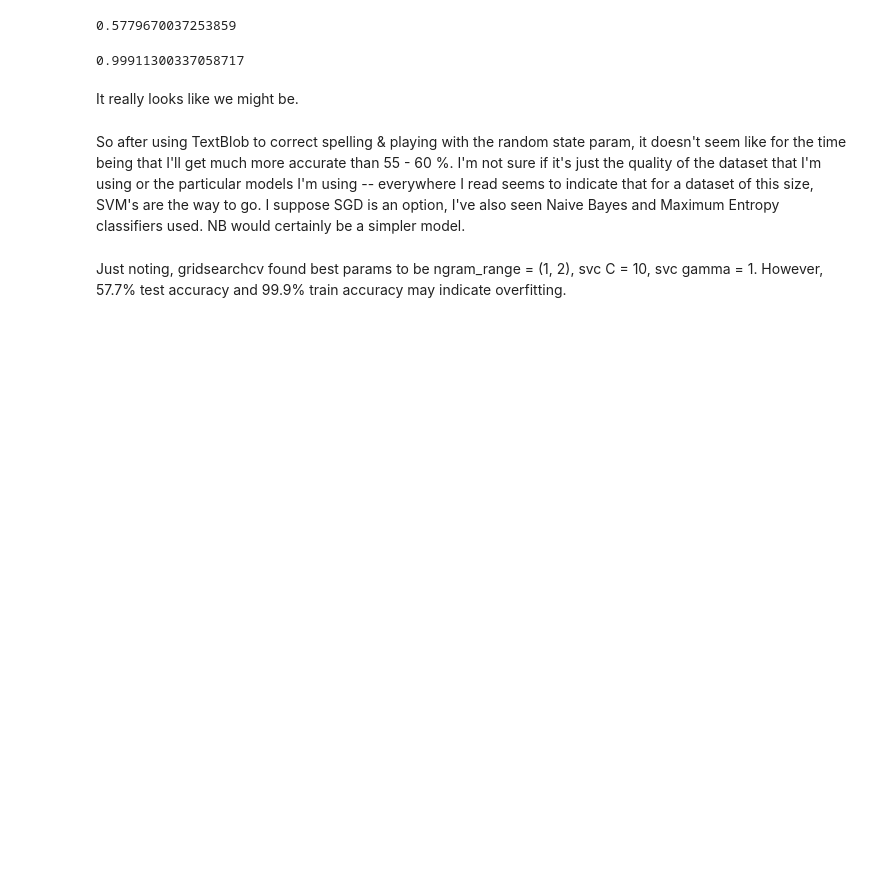
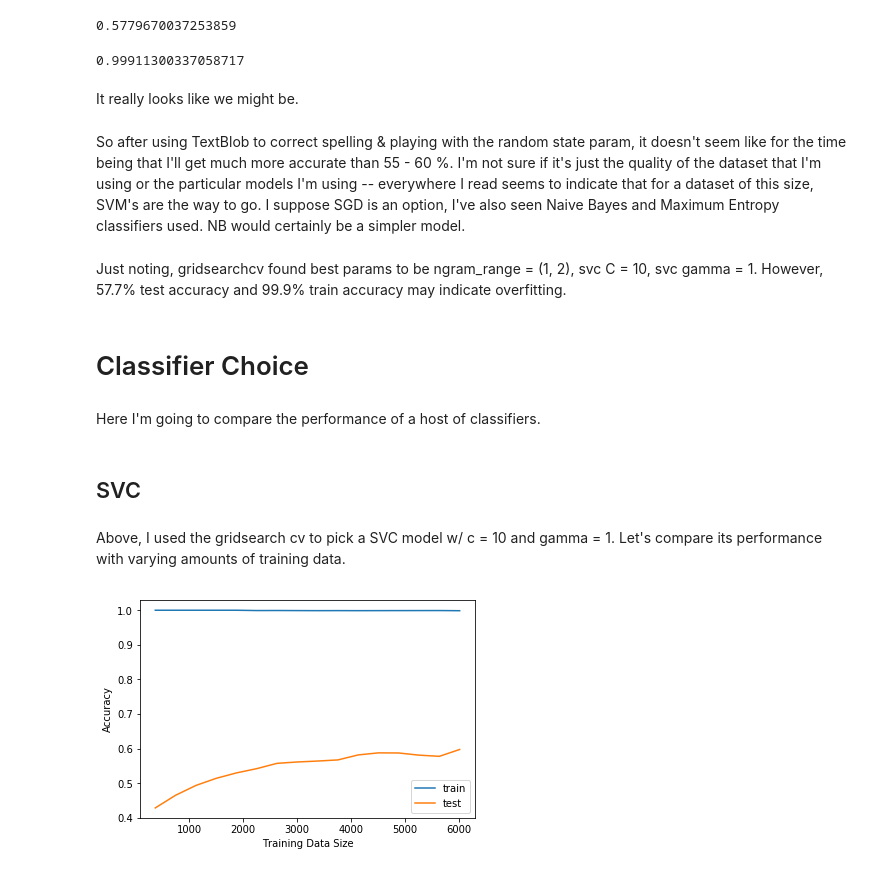
Before and after one commit to oddeysiss/Sentiment, a Jupyter notebook: Sentiment.ipynb, the cells around one changed output. Drawn from its saved outputs; the diff is of its cells as text; code cells hidden in the pictures; blank space fills up the shorter version.

Commit message:
Comparing different classifiers

```diff
--- a/Sentiment.ipynb
+++ b/Sentiment.ipynb
@@ -230,3 +233,34 @@ It really looks like we might be.
 So after using TextBlob to correct spelling & playing with the random state param, it doesn't seem like for the time being that I'll get much more accurate than 55 - 60 %. I'm not sure if it's just the quality of the dataset that I'm using or the particular models I'm using -- everywhere I read seems to indicate that for a dataset of this size, SVM's are the way to go. I suppose SGD is an option, I've also seen Naive Bayes and Maximum Entropy classifiers used. NB would certainly be a simpler model.
 # %% [markdown]
 Just noting, gridsearchcv found best params to be ngram_range = (1, 2), svc C = 10, svc gamma = 1. However, 57.7% test accuracy and 99.9% train accuracy may indicate overfitting.
+# %% [markdown]
+# Classifier Choice
+# %% [markdown]
+Here I'm going to compare the performance of a host of classifiers.
+# %% [markdown]
+## SVC
+# %% [markdown]
+Above, I used the gridsearch cv to pick a SVC model w/ c = 10 and gamma = 1. Let's compare its performance with varying amounts of training data.
+# %%
+pipeline = make_pipeline(TfidfVectorizer(ngram_range=(1, 2)), SVC(C=10, gamma=1))
+training_percentages = np.arange(.05, .85, .05)
+training_data_size = [len(df) * perc for perc in training_percentages]
+train_scores = []
+test_scores = []
+for i in training_percentages:
+    X_train, X_test, y_train, y_test = train_test_split(X, y,
+                                                        train_size=i,
+                                                        stratify=y,
+                                                        random_state=0)
+    pipeline.fit(X_train, y_train)
+    train_scores.append(pipeline.score(X_train, y_train))
+    test_scores.append(pipeline.score(X_test, y_test))
+
+plt.plot(training_data_size, train_scores, label='train')
+plt.plot(training_data_size, test_scores, label='test')
+plt.xlabel('Training Data Size')
+plt.ylabel('Accuracy')
+plt.legend()
+plt.show()
+# %% [output]
+[figure, added]
```
Also changed, not shown: parts of 13 cells of this notebook.
